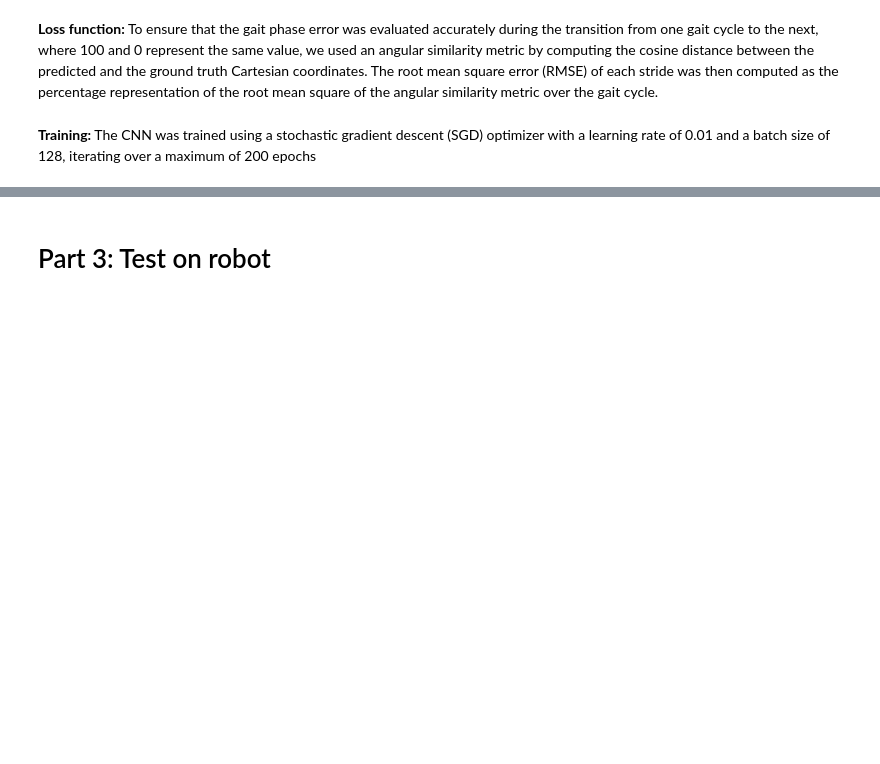
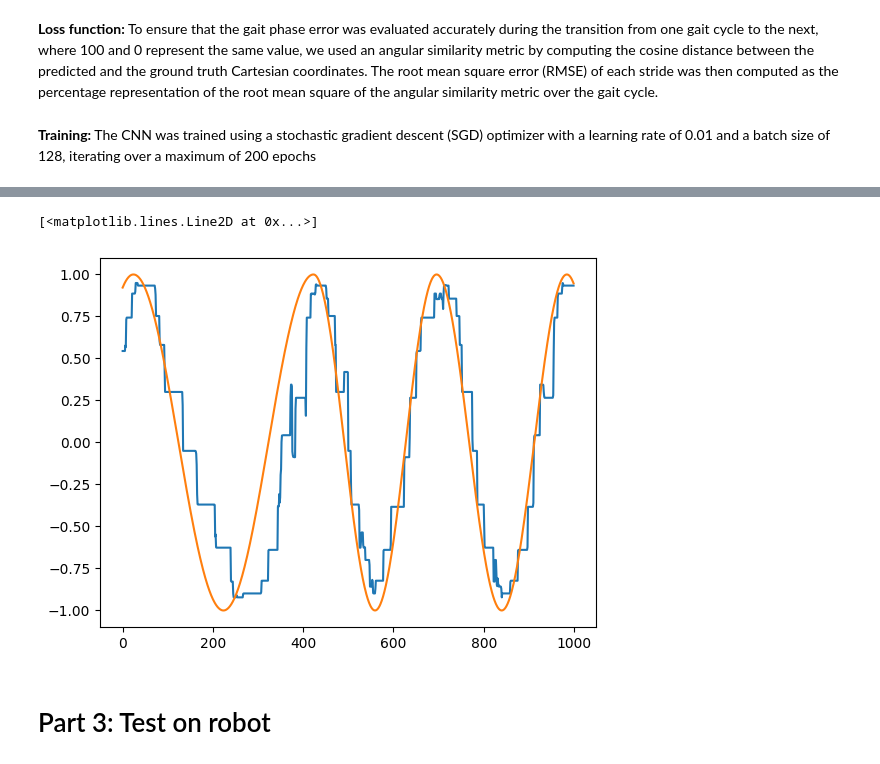
Before and after one commit to LorenzoVianello95/SSNR24, a Jupyter notebook: day2.ipynb, the cells around one changed output, grey strips where cells are left out. Drawn from its saved outputs; the diff is of its cells as text; code cells hidden in the pictures; blank space fills up the shorter version.

```diff
--- a/day2.ipynb
+++ b/day2.ipynb
@@ -145,6 +200,9 @@ Input Shape  (8, 3400)
 # %% [markdown]
 Prepare Output
 # %%
-output_transparent = np.tile(np.linspace(0, 1, 100), N_STEPS_TRANSPARENT) # created normalized
-print("Output shape ", output_transparent.shape)
+output_transparent = gait_phase_transparent/100 # created normalized
+print("Output transparent shape ", output_transparent.shape)
+
+output_SM = gait_phase_SM/100 # created normalized
+print("Output SM shape ", output_SM.shape)
 # %% [output]
@@ -161,8 +220,11 @@ def divide_time_windows(input, output, window_length, step):
 
     return np.array(divided_input), np.array(divided_output)
 # %%
-WINDOW_LENGTH = 80
-STEP = 10
+WINDOW_LENGTH = 80 #check frequency
+STEP = 3
 input_transparent, output_transparent = divide_time_windows(input_transparent, output_transparent, WINDOW_LENGTH, STEP)
-print("Data Shape: ", input_transparent.shape, output_transparent.shape)
+print("Data transparent Shape: ", input_transparent.shape, output_transparent.shape)
+
+input_SM, output_SM = divide_time_windows(input_SM, output_SM, WINDOW_LENGTH, STEP)
+print("Data SM Shape: ", input_SM.shape, output_SM.shape)
 # %% [output]
@@ -172,9 +235,19 @@ Divide training set and output set in training and validation set (first 70% of
 # %%
-train_input_transparent = input_transparent[:int(N_STEPS_TRANSPARENT*0.7*10), :, :]
-train_output_transparent = output_transparent[:int(N_STEPS_TRANSPARENT*0.7*10)]
-val_input_transparent = input_transparent[int(N_STEPS_TRANSPARENT*0.7*10):, :, :]
-val_output_transparent = output_transparent[int(N_STEPS_TRANSPARENT*0.7*10):]
+train_input_transparent = np.swapaxes(input_transparent[:int(input_transparent.shape[0]*0.7), :, :], 1, 2)
+train_output_transparent = output_transparent[:int(input_transparent.shape[0]*0.7)]
+val_input_transparent =  np.swapaxes(input_transparent[int(input_transparent.shape[0]*0.7):, :, :], 1, 2)
+val_output_transparent = output_transparent[int(input_transparent.shape[0]*0.7):]
 
+print("Transparent ")
 print("Training set shape: ", train_input_transparent.shape, train_output_transparent.shape)
 print("Validation set shape: ", val_input_transparent.shape, val_output_transparent.shape)
+
+train_input_SM = np.swapaxes(input_SM[:int(input_SM.shape[0]*0.7), :, :], 1, 2)
+train_output_SM = output_SM[:int(input_SM.shape[0]*0.7)]
+val_input_SM =  np.swapaxes(input_SM[int(input_SM.shape[0]*0.7):, :, :], 1, 2)
+val_output_SM = output_SM[int(input_SM.shape[0]*0.7):]
+
+print("State Machine")
+print("Training set shape: ", train_input_SM.shape, train_output_SM.shape)
+print("Validation set shape: ", val_input_SM.shape, val_output_SM.shape)
 # %% [output]
@@ -190,2 +380,8 @@ metric over the gait cycle.
+# %%
+plt.plot(y_pred[:1000, 0])
+plt.plot(np.cos(val_output_transparent[:1000]*2*np.pi))
+# %% [output]
+[<matplotlib.lines.Line2D at 0x...>]
+[figure, added]
 # %% [markdown]
 # Part 3: Test on robot
```
Also changed, not shown: parts of 18 cells of this notebook.
